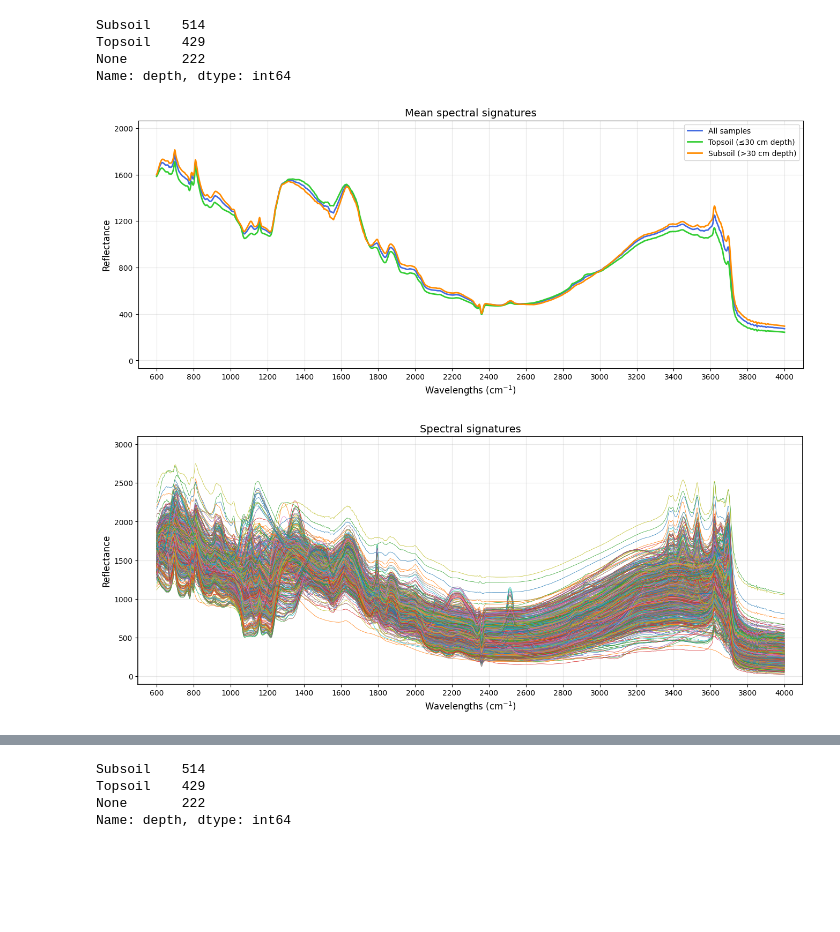
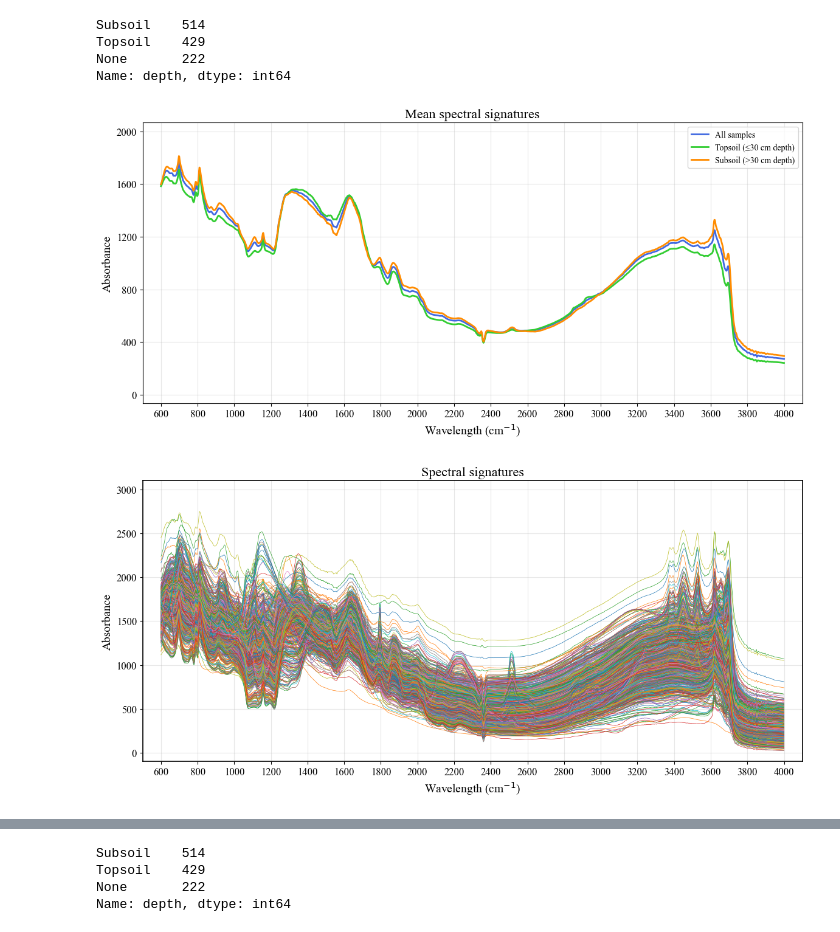
Before and after one commit to angelomaia/discretization-soil-spectroscopy, a Jupyter notebook: contents_data_analysis.ipynb, the cells around one changed output, grey strips where cells are left out. Saved outputs shown, nothing was run; the diff lists cells and outputs as text; code cells hidden in the pictures; blank space fills up the shorter version.

```diff
--- a/contents_data_analysis.ipynb
+++ b/contents_data_analysis.ipynb
@@ -4,6 +4,8 @@ import numpy as np
 import matplotlib.pyplot as plt
 import seaborn as sns
 from sklearn.preprocessing import MinMaxScaler
+
+plt.rcParams['font.family'] = 'Times New Roman'
 # %%
 data = pd.read_csv('K:/Google Drive/DOUTORADO/Tese 2.0/Chapter I/KELLOGs/dataset.csv')
 
@@ -228,58 +273,58 @@ subsoil_spectra = subsoil_spectra[['id.layer_uuid_c'] + list(subsoil_spectra.col
 subsoil_spectra.columns = ['id'] + wavelenghts
 subsoil_spectra = subsoil_spectra[1:].mean(numeric_only=True)
 # %%
-plt.figure(figsize=(16,6))
+plt.figure(figsize=(14,6))
 
 plt.plot(total_spectra, label='All samples', linewidth=2, color='royalblue')
 plt.plot(topsoil_spectra, label='Topsoil (≤30 cm depth)', linewidth=2, color='limegreen')
 plt.plot(subsoil_spectra, label='Subsoil (>30 cm depth)', linewidth=2, color='darkorange')
 
-plt.xlabel('Wavelengths (cm$^{-1}$)', fontsize=12)
-plt.ylabel('Reflectance', fontsize=12)
-plt.title('Mean spectral signatures', fontsize=14)
+plt.xlabel('Wavelength (cm$^{-1}$)', fontsize=14)
+plt.ylabel('Absorbance', fontsize=14)
+plt.title('Mean spectral signatures', fontsize=16)
 plt.xlim(500,4100)
 plt.ylim(-66,2066)
 
 plt.legend()
 
 plt.rcParams['axes.linewidth'] = 1.2
 x_ticks = range(600, 4199, 200)
 y_ticks = range(0, 2001, 400)
-plt.xticks(x_ticks)
-plt.yticks(y_ticks)
+plt.xticks(x_ticks, fontsize=12)
+plt.yticks(y_ticks, fontsize=12)
 plt.grid(True, linestyle='-', alpha=0.3)
 
-plt.savefig('mean_spectra.png',
-           dpi=300, bbox_inches='tight')
+#plt.savefig('mean_spectra.png',
+#           dpi=300, bbox_inches='tight')
 
 plt.show()
 # %% [output]
-[figure, old version]
+[figure, new version]
 # %%
-plt.figure(figsize=(16,6))
+plt.figure(figsize=(14,6))
 
 for index, row in spectra.iloc[:,1:].astype(float).iterrows():
     plt.plot(row, linewidth=0.5)
 
-plt.xlabel('Wavelengths (cm$^{-1}$)', fontsize=12)
-plt.ylabel('Reflectance', fontsize=12)
-plt.title('Spectral signatures', fontsize=14)
+plt.xlabel('Wavelength (cm$^{-1}$)', fontsize=14)
+plt.ylabel('Absorbance', fontsize=14)
+plt.title('Spectral signatures', fontsize=16)
 plt.xlim(500,4100)
 plt.ylim(-100,3100)
 
 plt.rcParams['axes.linewidth'] = 1.2
 x_ticks = range(600, 4199, 200)
 y_ticks = range(0, 3001, 500)
-plt.xticks(x_ticks)
-plt.yticks(y_ticks)
+plt.xticks(x_ticks, fontsize=12)
+plt.yticks(y_ticks, fontsize=12)
 plt.grid(True, linestyle='-', alpha=0.3)
 
-plt.savefig('all_spectra.png',
-           dpi=300, bbox_inches='tight')
+#plt.savefig('all_spectra.png',
+#           dpi=300, bbox_inches='tight')
 
 plt.show()
 # %% [output]
-[figure, old version]
+[figure, new version]
 # %%
 correlation = filter_data.dropna().corr(numeric_only=True).iloc[:14,14:]
 
```
Also changed, not shown: parts of 14 cells of this notebook.
